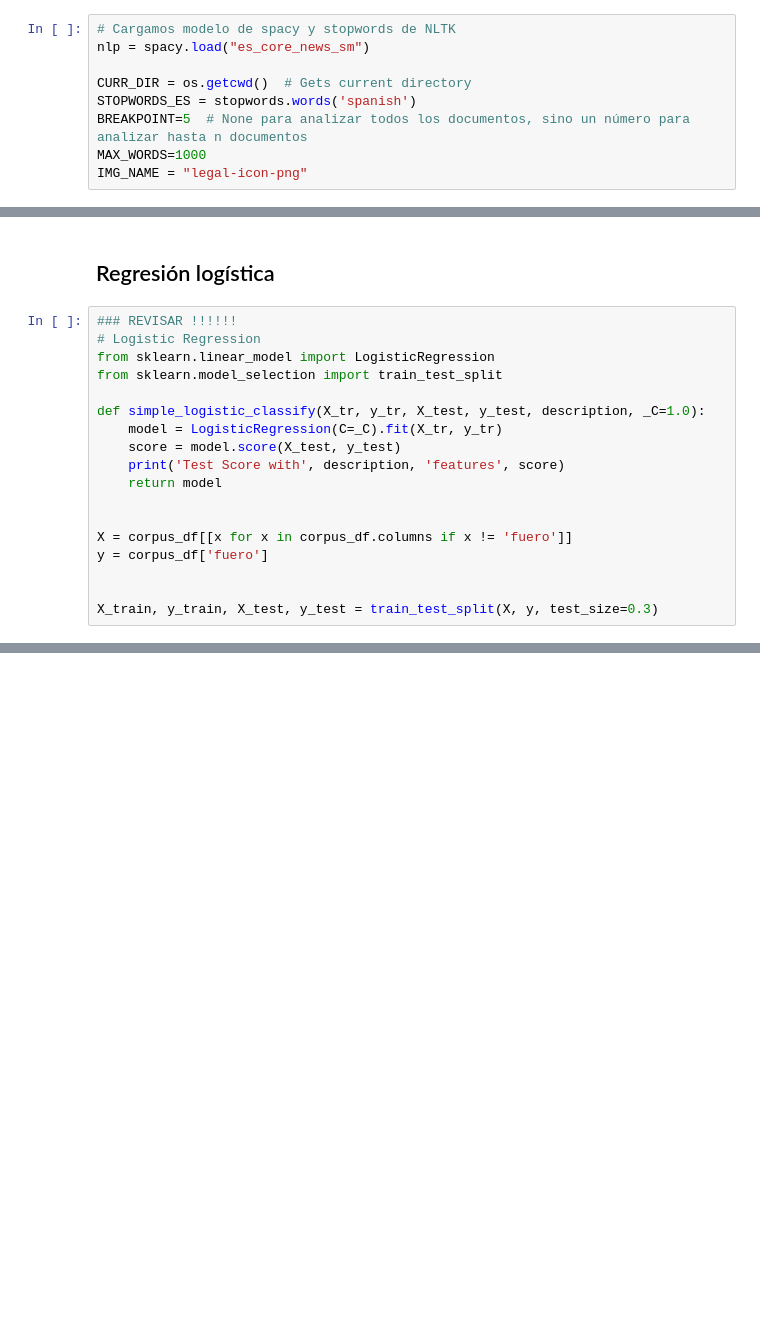
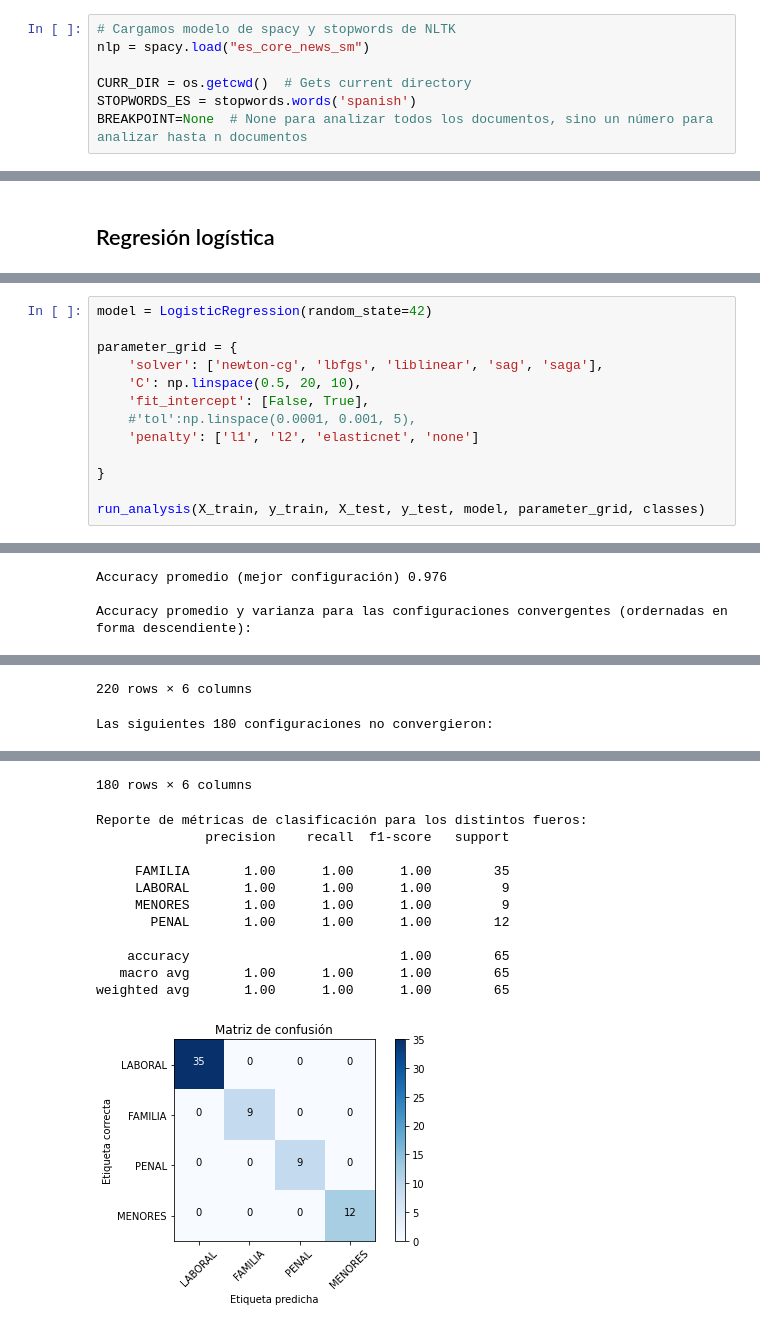
Before and after one commit to adrian-alejandro/Busqueda-y-Recomendacion-para-Textos-Legales-Mentoria-2022, a Jupyter notebook: Practico 3 - Aprendizaje Supervisado.ipynb, the cells around one changed output, grey strips where cells are left out. Saved outputs shown, nothing was run; the diff lists cells and outputs as text; blank space fills up the shorter version.

Commit message:
added logistic regression, SVM and Naive Bayes with hyperparameter tuning; also added metrics reports

```diff
--- a/Practico 3 - Aprendizaje Supervisado.ipynb
+++ b/Practico 3 - Aprendizaje Supervisado.ipynb
@@ -52,9 +59,7 @@ nlp = spacy.load("es_core_news_sm")
 
 CURR_DIR = os.getcwd()  # Gets current directory
 STOPWORDS_ES = stopwords.words('spanish')
-BREAKPOINT=5  # None para analizar todos los documentos, sino un número para analizar hasta n documentos
-MAX_WORDS=1000
-IMG_NAME = "legal-icon-png"
+BREAKPOINT=None  # None para analizar todos los documentos, sino un número para analizar hasta n documentos
 # %% [markdown]
 ### Funciones que vamos a utilizar en el Práctico
 # %% [markdown]
@@ -345,20 +489,2 @@ print(X_3)
 # %% [markdown]
 ## Regresión logística
-# %%
-### REVISAR !!!!!!
-# Logistic Regression
-from sklearn.linear_model import LogisticRegression
-from sklearn.model_selection import train_test_split
-
-def simple_logistic_classify(X_tr, y_tr, X_test, y_test, description, _C=1.0):
-    model = LogisticRegression(C=_C).fit(X_tr, y_tr)
-    score = model.score(X_test, y_test)
-    print('Test Score with', description, 'features', score)
-    return model
-
-
-X = corpus_df[[x for x in corpus_df.columns if x != 'fuero']]
-y = corpus_df['fuero']
-
-
-X_train, y_train, X_test, y_test = train_test_split(X, y, test_size=0.3)
@@ -370,0 +491,14 @@ X_train, y_train, X_test, y_test = train_test_split(X, y, test_size=0.3)
+# %%
+model = LogisticRegression(random_state=42)
+
+parameter_grid = {
+    'solver': ['newton-cg', 'lbfgs', 'liblinear', 'sag', 'saga'],
+    'C': np.linspace(0.5, 20, 10),
+    'fit_intercept': [False, True],
+    #'tol':np.linspace(0.0001, 0.001, 5),
+    'penalty': ['l1', 'l2', 'elasticnet', 'none']
+
+}
+
+run_analysis(X_train, y_train, X_test, y_test, model, parameter_grid, classes)
+# %% [output]
@@ -370,0 +526,3 @@ X_train, y_train, X_test, y_test = train_test_split(X, y, test_size=0.3)
+Accuracy promedio (mejor configuración) 0.976
+
+Accuracy promedio y varianza para las configuraciones convergentes (ordernadas en forma descendiente):
@@ -370,0 +541,2 @@ X_train, y_train, X_test, y_test = train_test_split(X, y, test_size=0.3)
+220 rows × 6 columns
+Las siguientes 180 configuraciones no convergieron:
@@ -370,0 +555,13 @@ X_train, y_train, X_test, y_test = train_test_split(X, y, test_size=0.3)
+180 rows × 6 columns
+Reporte de métricas de clasificación para los distintos fueros:
+              precision    recall  f1-score   support
+
+     FAMILIA       1.00      1.00      1.00        35
+     LABORAL       1.00      1.00      1.00         9
+     MENORES       1.00      1.00      1.00         9
+       PENAL       1.00      1.00      1.00        12
+
+    accuracy                           1.00        65
+   macro avg       1.00      1.00      1.00        65
+weighted avg       1.00      1.00      1.00        65
+[figure, added]
```
Also changed, not shown: parts of 21 cells of this notebook.
